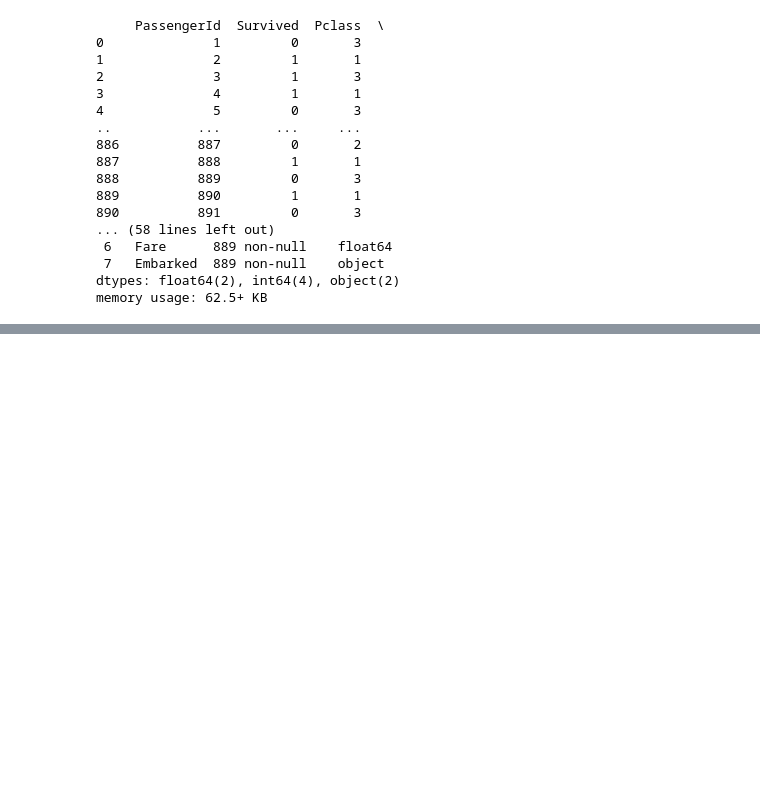
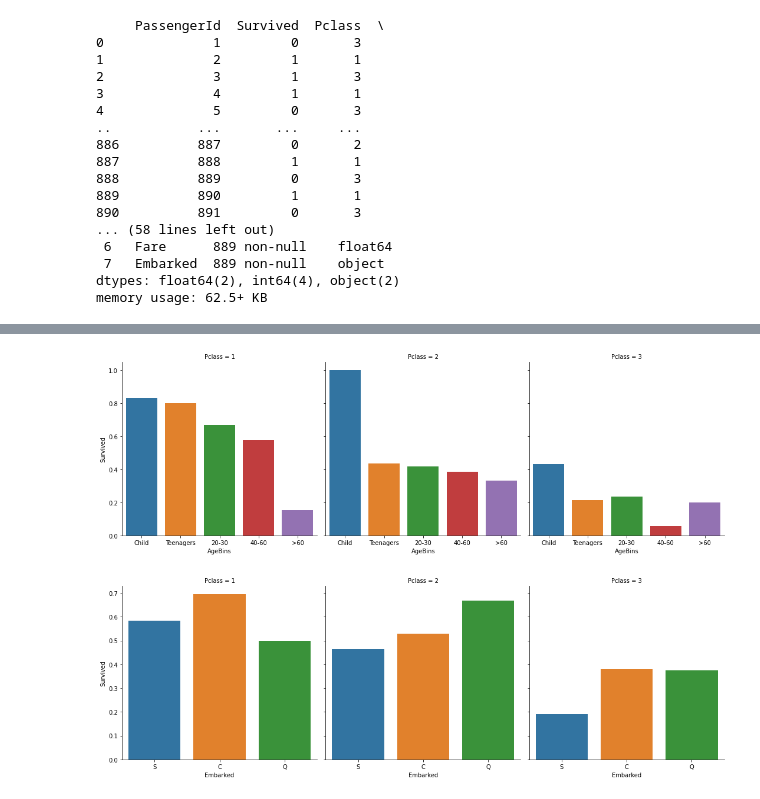
Before and after one commit to danm00nster/zaliczenie_IDW, a Jupyter notebook: Zaliczenie_IWD_Daniel_Kwiecinski.ipynb, the cells around one changed output, grey strips where cells are left out. Drawn from its saved outputs; the diff is of its cells as text; code cells hidden in the pictures; blank space fills up the shorter version.

```diff
--- a/Zaliczenie_IWD_Daniel_Kwiecinski.ipynb
+++ b/Zaliczenie_IWD_Daniel_Kwiecinski.ipynb
@@ -717,0 +731,7 @@ ValueError: ignored
+# %%
+fig = sns.catplot(x='AgeBins', y='Survived', col='Pclass', data=titanic, margin_titles=True, kind="bar", ci=None)
+
+fig = sns.catplot(x='Embarked', y='Survived', col='Pclass' , data=titanic, margin_titles=True, kind="bar", ci=None)
+# %% [output]
+[figure, added]
+[figure, added]
```
Also changed, not shown: parts of 10 cells of this notebook.
